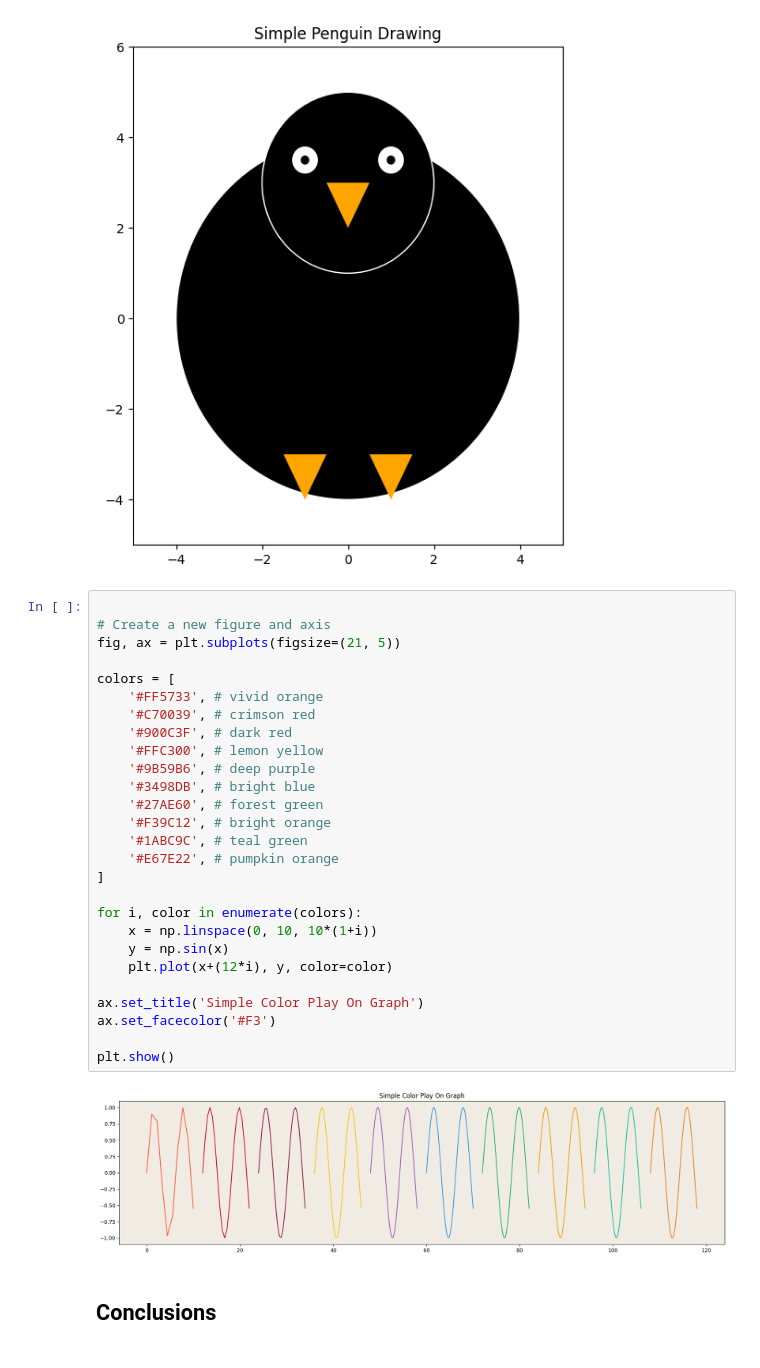
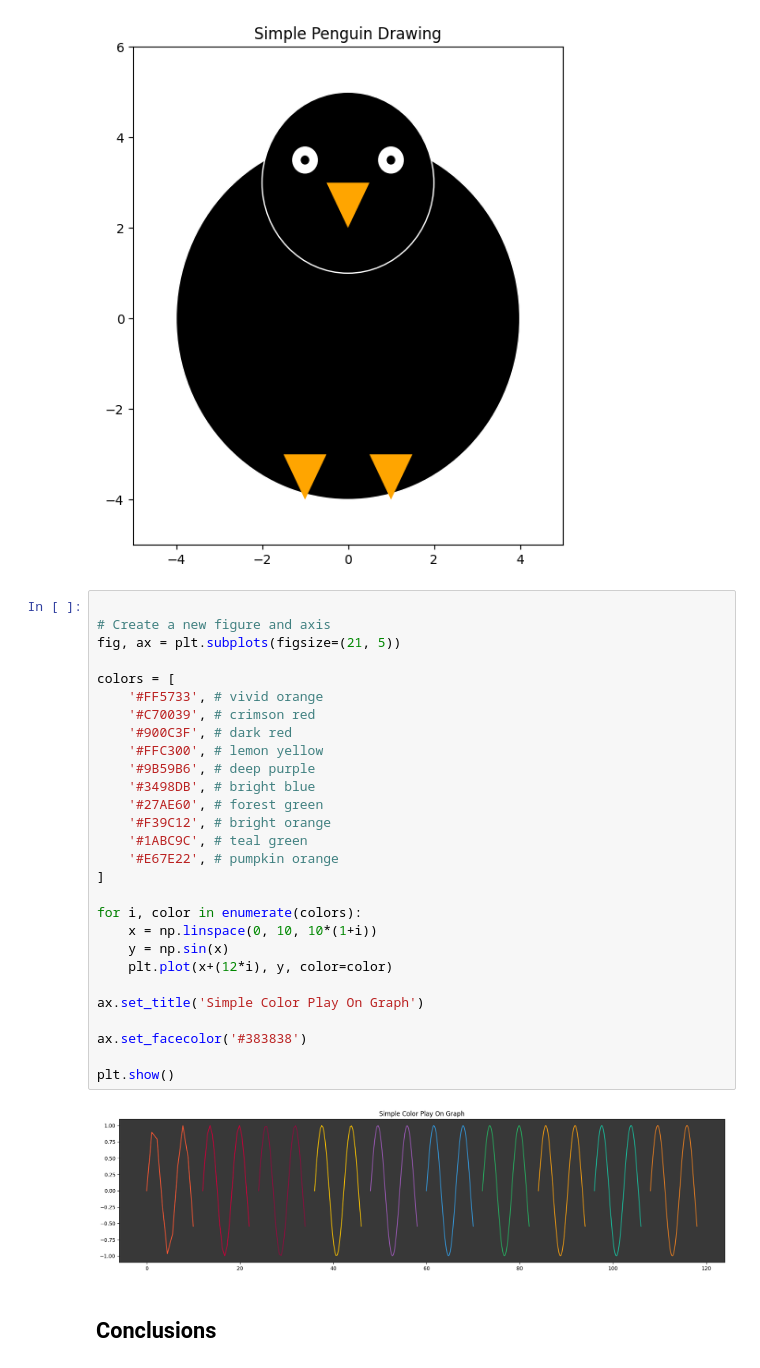
Before and after one commit to Namibnat/daily_graph, a Jupyter notebook: src/31_03_2023/graph_notebook_31_03_2023.ipynb, the cells around one changed output. Drawn from its saved outputs; the diff is of its cells as text.

Commit message:
Day 17 of graph a day

```diff
--- a/src/31_03_2023/graph_notebook_31_03_2023.ipynb
+++ b/src/31_03_2023/graph_notebook_31_03_2023.ipynb
@@ -66,32 +66,33 @@ plt.show()
 # %%
 
 # Create a new figure and axis
 fig, ax = plt.subplots(figsize=(21, 5))
 
 colors = [
     '#FF5733', # vivid orange
     '#C70039', # crimson red
     '#900C3F', # dark red
     '#FFC300', # lemon yellow
     '#9B59B6', # deep purple
     '#3498DB', # bright blue
     '#27AE60', # forest green
     '#F39C12', # bright orange
     '#1ABC9C', # teal green
     '#E67E22', # pumpkin orange
 ]
 
 for i, color in enumerate(colors):
     x = np.linspace(0, 10, 10*(1+i))
     y = np.sin(x)
     plt.plot(x+(12*i), y, color=color)
 
 ax.set_title('Simple Color Play On Graph')
-ax.set_facecolor('#F3')
+
+ax.set_facecolor('#383838')
 
 plt.show()
 # %% [output]
-[figure, old version]
+[figure, new version]
 # %% [markdown]
 ## Conclusions
 # %% [markdown]
```
Also changed, not shown: parts of 2 cells of this notebook, 2 other files.
